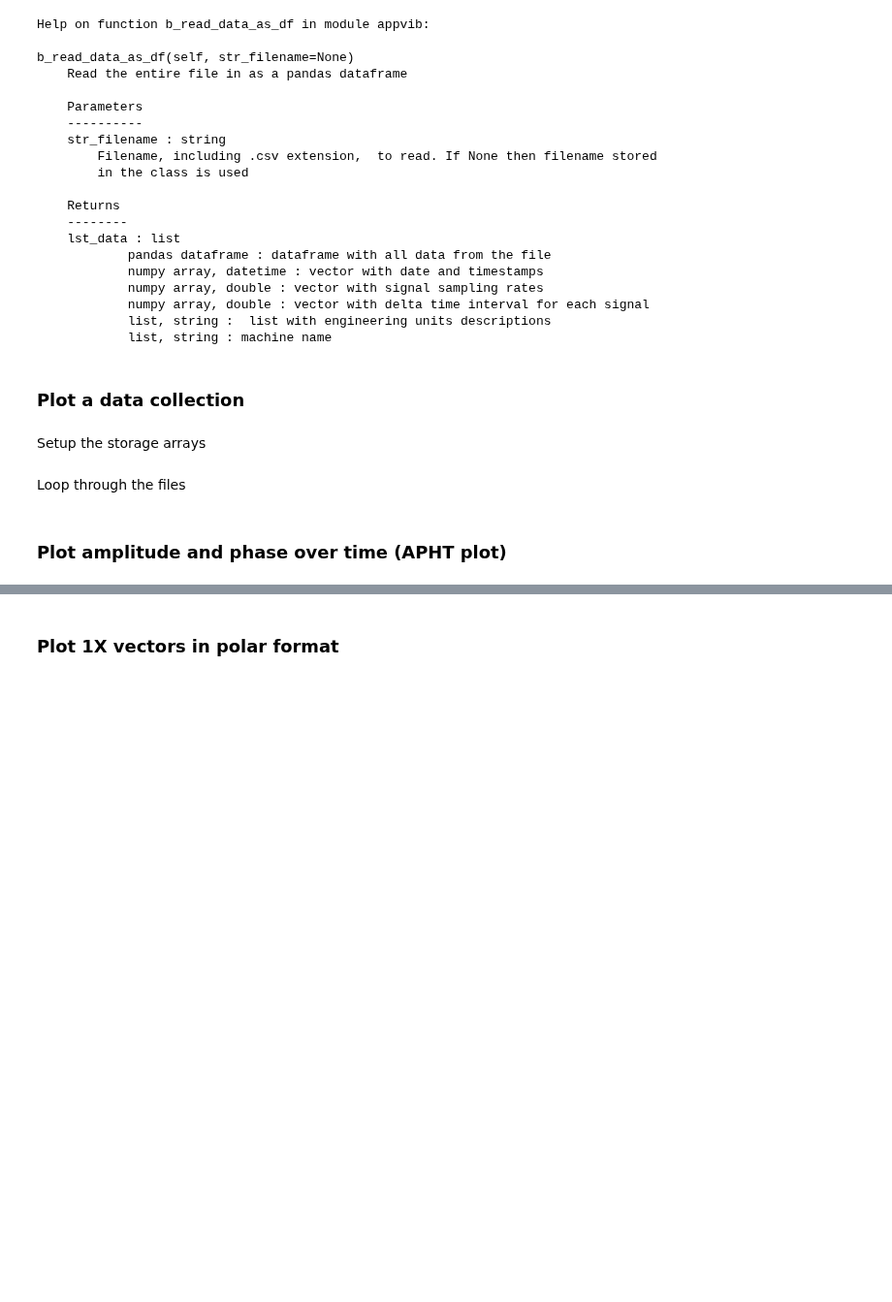
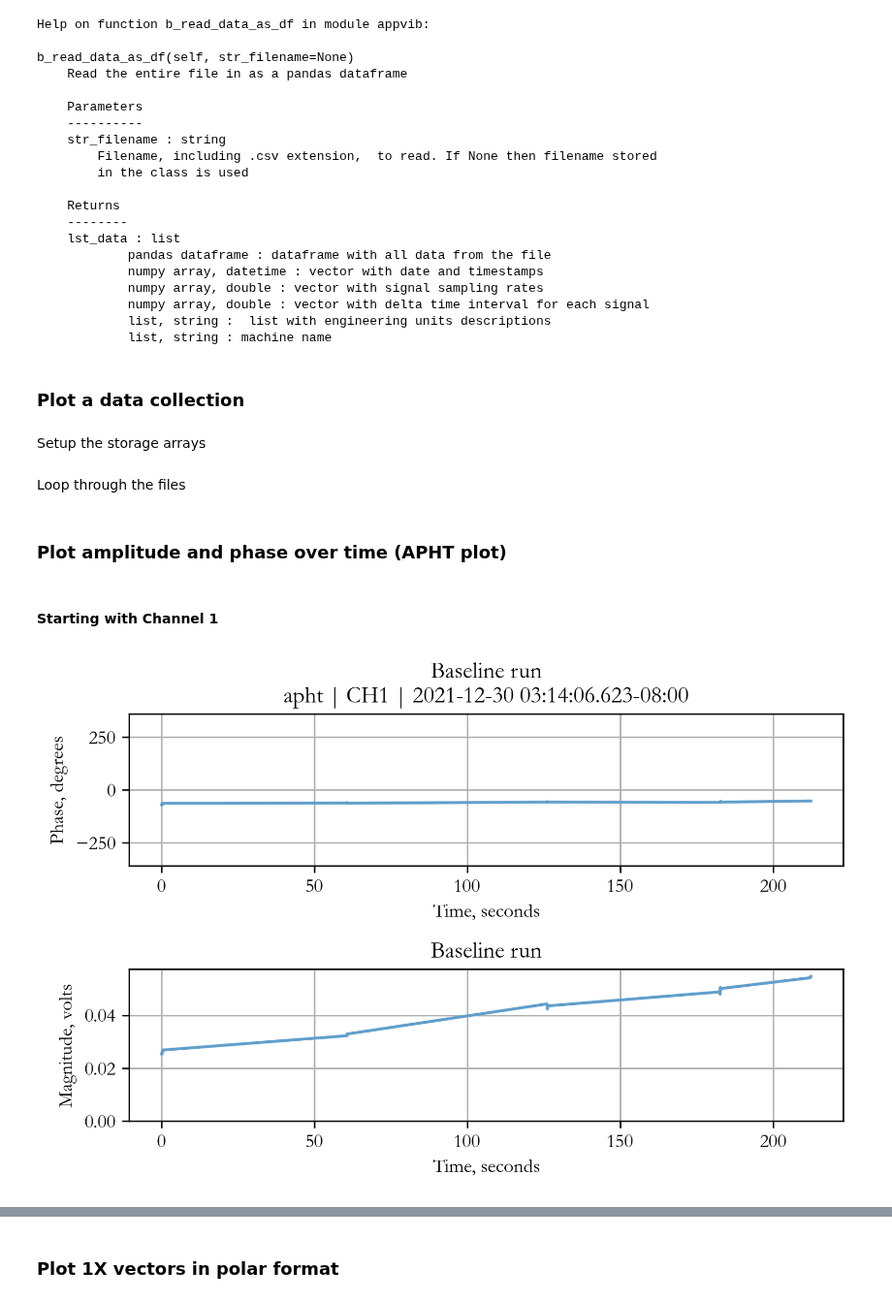
Before and after one commit to RobotSquirrelProd/AppliedVibrationAnalysis, a Jupyter notebook: PlotScopeData_MultipleSamples.ipynb, the cells around one changed output, grey strips where cells are left out. Shown at 97% size. Saved outputs shown, nothing was run; the diff lists cells and outputs as text; code cells hidden in the pictures; blank space fills up the shorter version.

```diff
--- a/PlotScopeData_MultipleSamples.ipynb
+++ b/PlotScopeData_MultipleSamples.ipynb
@@ -97,7 +98,15 @@ Setup the storage arrays
 dt_timestamp_base = datetime.now()
 np_d_time_ch1 = np.array([])
 np_d_time_ch2 = np.array([])
-np_d_nx = np.array([])
+np_d_eventtimes_ch1 = np.array([])
+np_d_eventtimes_ch2 = np.array([])
+np_d_rpm_ch1 = np.array([])
+np_d_nx_ch1 = np.array([])
+np_d_nx_ch2 = np.array([])
+np_d_pp_ch1 = np.array([])
+np_d_pp_ch2 = np.array([])
+np_d_rms_ch1 = np.array([])
+np_d_rms_ch2 = np.array([])
 np_dt_timestamp_ch1 = np.array([])
 np_dt_timestamp_ch2 = np.array([])
 # %% [markdown]
@@ -139,2 +165,11 @@ for idx, str_filename in enumerate(lst_filenames):
 # %% [markdown]
 ### Plot amplitude and phase over time (APHT plot)
+# %% [markdown]
+#### Starting with Channel 1
+# %%
+plt.rcParams['figure.figsize'] = [6, 4]
+class_nx_ch1 = ClSigCompUneven(np_d_nx_ch1, np_d_eventtimes_ch1, str_eu='volts', str_point_name='CH1', dt_timestamp=dt_timestamp_base)
+class_nx_ch1.str_plot_desc = 'Baseline run'
+lst_apht_ch1 = class_nx_ch1.plt_apht()
+# %% [output]
+[figure, added]
```
Also changed, not shown: parts of 37 cells of this notebook, 11 other files.
